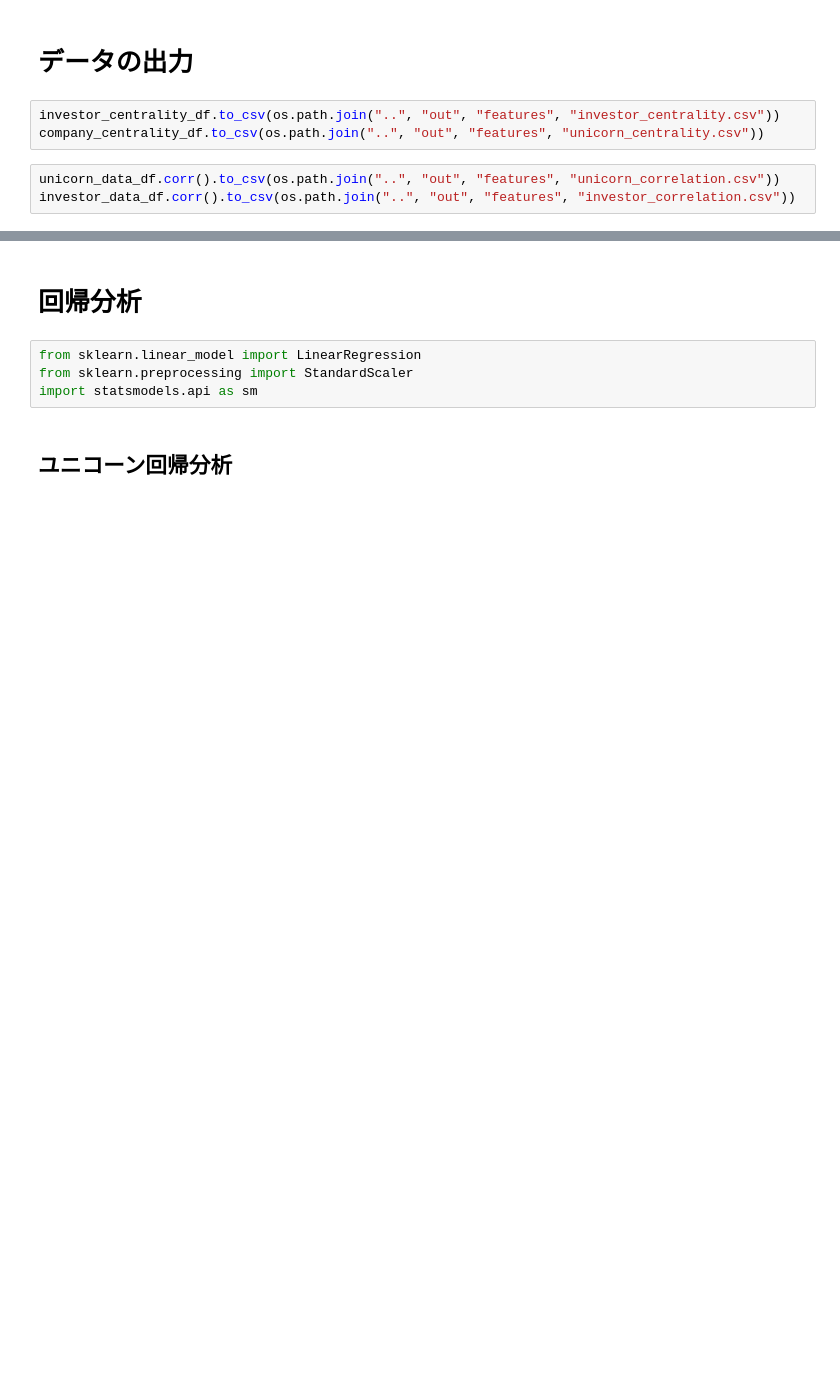
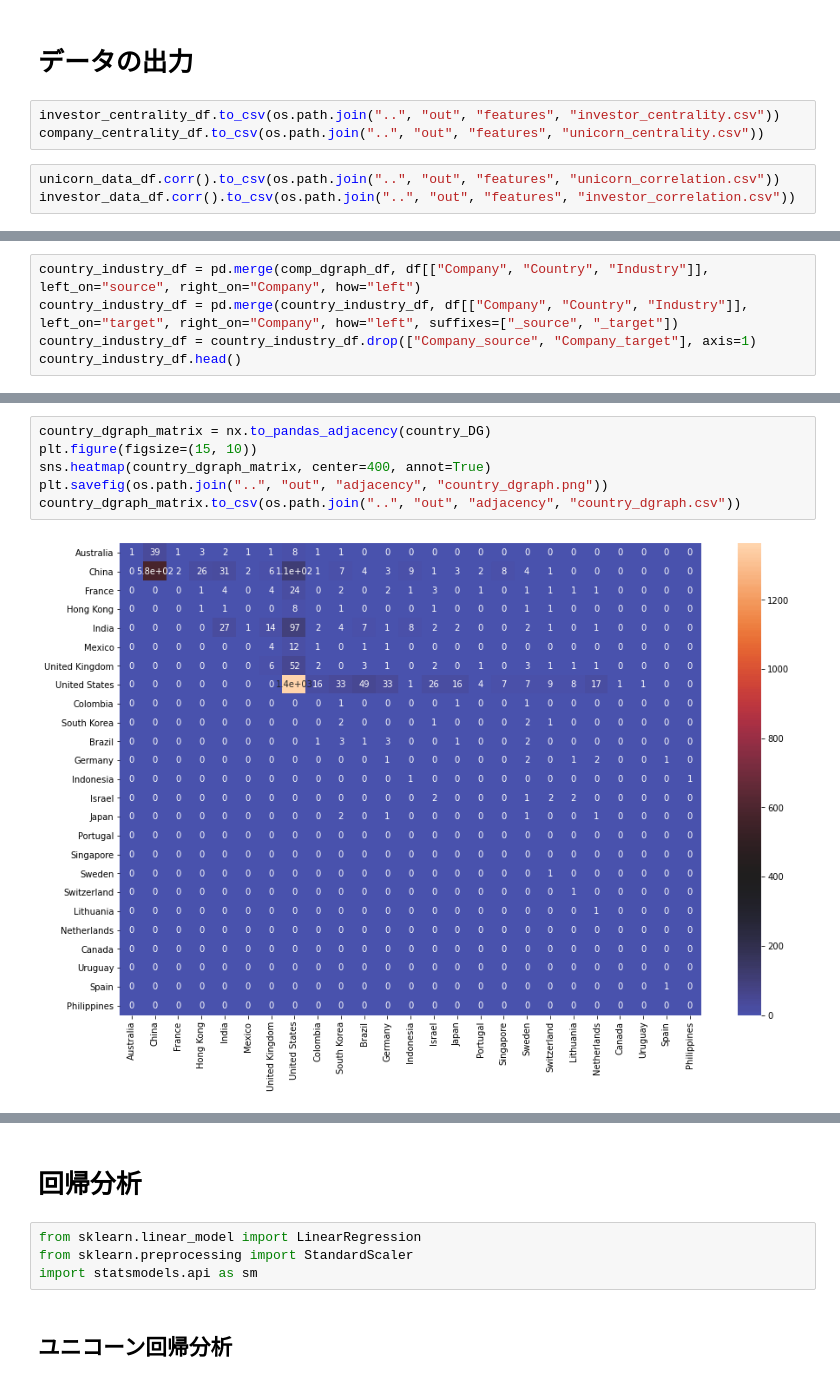
Before and after one commit to takato86/unicorn, a Jupyter notebook: notebooks/analyze.ipynb, the cells around one changed output, grey strips where cells are left out. Cells and saved outputs as stored; diff of their text form; blank space fills up the shorter version.

Commit message:
[bugfix] country dgraph and industry dgraph.

```diff
--- a/notebooks/analyze.ipynb
+++ b/notebooks/analyze.ipynb
@@ -897,0 +808,5 @@ investor_data_df.corr().to_csv(os.path.join("..", "out", "features", "investor_c
+# %%
+country_industry_df = pd.merge(comp_dgraph_df, df[["Company", "Country", "Industry"]], left_on="source", right_on="Company", how="left")
+country_industry_df = pd.merge(country_industry_df, df[["Company", "Country", "Industry"]], left_on="target", right_on="Company", how="left", suffixes=["_source", "_target"])
+country_industry_df = country_industry_df.drop(["Company_source", "Company_target"], axis=1)
+country_industry_df.head()
@@ -897,0 +851,8 @@ investor_data_df.corr().to_csv(os.path.join("..", "out", "features", "investor_c
+# %%
+country_dgraph_matrix = nx.to_pandas_adjacency(country_DG)
+plt.figure(figsize=(15, 10))
+sns.heatmap(country_dgraph_matrix, center=400, annot=True)
+plt.savefig(os.path.join("..", "out", "adjacency", "country_dgraph.png"))
+country_dgraph_matrix.to_csv(os.path.join("..", "out", "adjacency", "country_dgraph.csv"))
+# %% [output]
+[figure, added]
```
Also changed, not shown: parts of 48 cells of this notebook, 32 other files.
